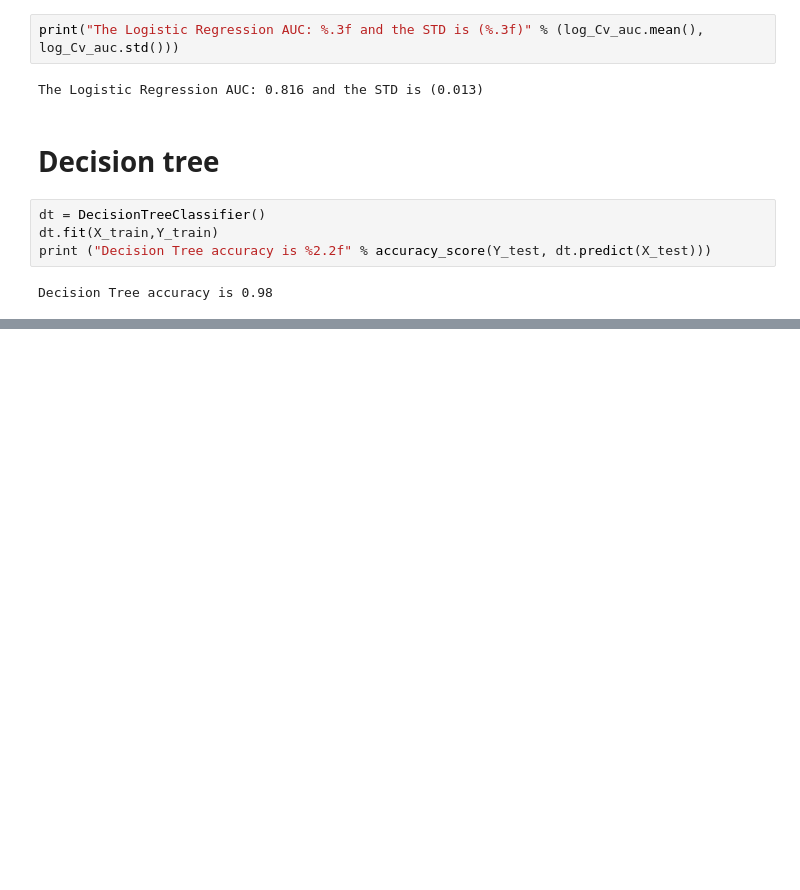
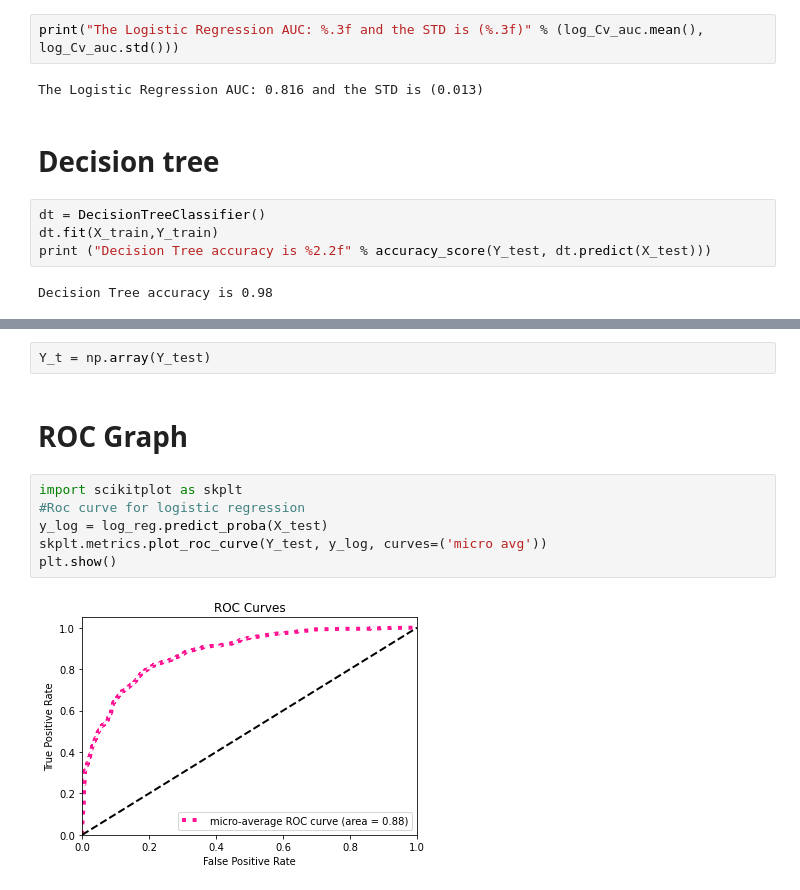
Before and after one commit to DeovratP/Logistic-Regression, a Jupyter notebook: HR_analytics_data/HR-data-analysis.ipynb, the cells around one changed output, grey strips where cells are left out. Cells and saved outputs as stored; diff of their text form; blank space fills up the shorter version.

```diff
--- a/HR_analytics_data/HR-data-analysis.ipynb
+++ b/HR_analytics_data/HR-data-analysis.ipynb
@@ -471,0 +570,12 @@ weighted avg       0.98      0.98      0.98      2250
+# %%
+Y_t = np.array(Y_test)
+# %% [markdown]
+# ROC Graph
+# %%
+import scikitplot as skplt
+#Roc curve for logistic regression
+y_log = log_reg.predict_proba(X_test)
+skplt.metrics.plot_roc_curve(Y_test, y_log, curves=('micro avg'))
+plt.show()
+# %% [output]
+[figure, added]
```
Also changed, not shown: parts of 26 cells of this notebook.
